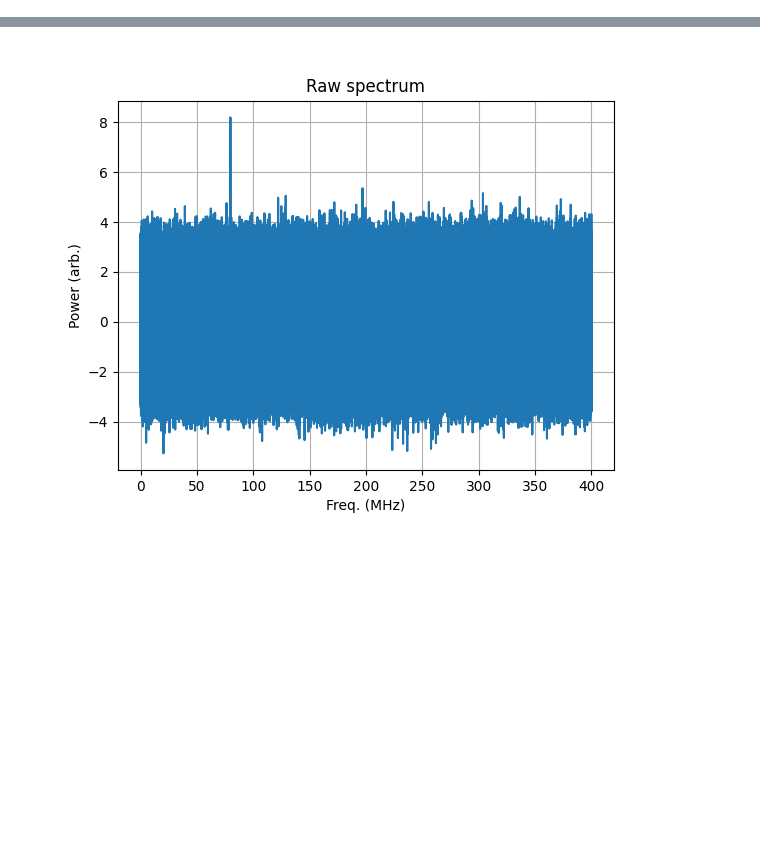
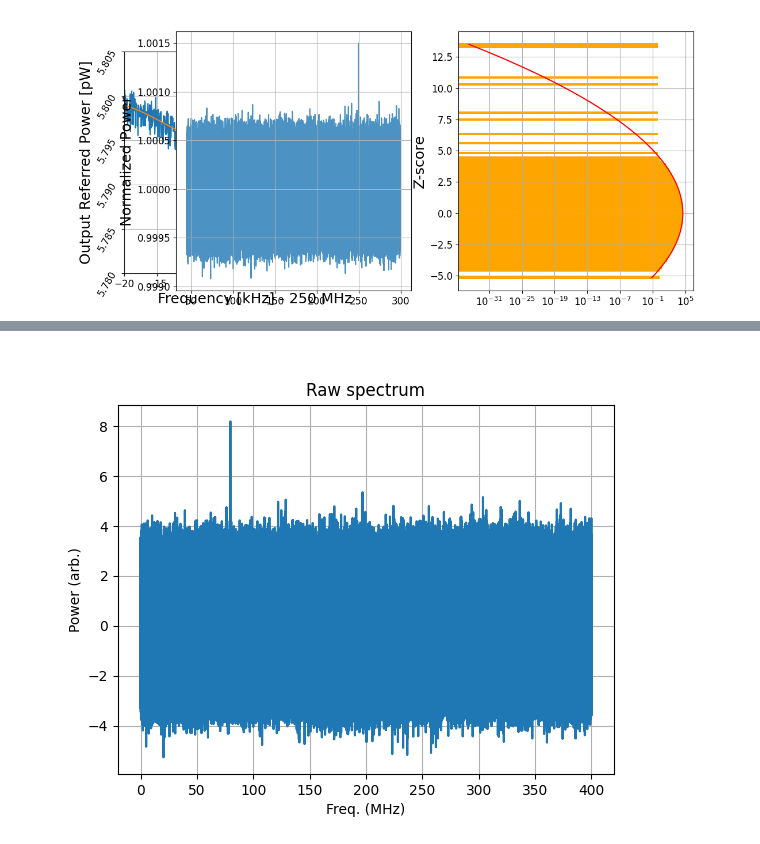
Before and after one commit to josephmlev/darkRadio, a Jupyter notebook: daqAnalysisAndExperiments/run1p4/run1p4_analysis/analysisClass.ipynb, the cells around one changed output, grey strips where cells are left out. Drawn from its saved outputs; the diff is of its cells as text; code cells hidden in the pictures; blank space fills up the shorter version.

```diff
--- a/daqAnalysisAndExperiments/run1p4/run1p4_analysis/analysisClass.ipynb
+++ b/daqAnalysisAndExperiments/run1p4/run1p4_analysis/analysisClass.ipynb
@@ -533,0 +652,8 @@ No artists with labels found to put in legend.  Note that artists whose label st
+# %%
+mean, std_dev = norm.fit(zScoreSpec[idxStart:idxStop])
+print(f'mean: {mean}')
+print(f'std_dev: {std_dev}')
+print(f'oneSigMad {oneSigMad}')
+print(np.mean(zScoreSpec[idxStart:idxStop]))
+print(np.mean(normSpec[idxStart:idxStop]-1))
+#print(np.mean(normSpec[idxStart:idxStop]-1)/np.mean(zScoreSpec[idxStart:idxStop]))
@@ -534,2 +1176,64 @@ No artists with labels found to put in legend.  Note that artists whose label st
+# %%
+plt.close('all')
+# Create the main figure and define the GridSpec
+fig = plt.figure(figsize=(12, 5))  # Adjust the figure size as needed
+gs_main = GridSpec(1, 2, width_ratios=[1, 1], wspace=0.05)
+
+# First plot
+ax1 = fig.add_subplot(gs_main[0])
+ax1.plot(freqs[idxStart:idxStop]*1000-250000, spec[idxStart:idxStop]/1e-12, label=r'$\mathrm{P}_O$')
+ax1.plot(freqs[idxStart:idxStop]*1000-250000, H[idxStart:idxStop]/1e-12, label=r'$\tilde{\mathrm{P}}_O$')
+ax1.set_xlabel('Frequency [kHz] - 250 MHz', fontsize=18)
+ax1.set_ylabel('Output Referred Power [pW]', fontsize=18)
+ax1.tick_params('y',labelrotation=60,labelsize = 12)
+ax1.tick_params('x',labelrotation=0,labelsize = 12)
+ax1.legend(fontsize=14, loc = 'upper right')
+ax1.grid(True)
+ax1.set_ylim(5.78,5.805)
+ax1.set_xlim(-20, 20)
+
+# Second plot
+ax2 = fig.add_subplot(gs_main[1])
+ax2.axis('off')  # Turn off this axis, as we'll be nesting subplots inside this space
+
+# Define the nested GridSpec for the second column
+gs_nested = GridSpec(1, 2, figure=fig, left=0.2, right=.95, top=0.95, bottom=0.05, hspace=0.0)
+#gs_nested = GridSpec(1, 2, figure=fig, width_ratios=[1, 1], wspace=0.05)
+
+# Nested Top
+ax2a = fig.add_subplot(gs_nested[0])
+frequency = freqs[idxStart:idxStop]  # Your frequency data
+power = normSpec[idxStart:idxStop]    # Your power data
+ax2a.plot(frequency, power, label='Power Spectrum', zorder=0, alpha=.8)
+ax2a.set_xlabel('Frequency [MHz]', fontsize=18)
+ax2a.set_ylabel('Normalized Power', fontsize=18, position=(50,1.0001))
+ax2a.grid(True)
+ax2a.tick_params(axis='both', labelsize=12)
+
+# Nested Bottom
+ax2b = fig.add_subplot(gs_nested[1])
+nBins = 100
+hist, bin_edges = np.histogram(zScoreSpec, bins=nBins, density=False)
+bin_centers = (bin_edges[:-1] + bin_edges[1:]) / 2
+bin_width = bin_edges[1] - bin_edges[0]
+mean, std_dev = norm.fit(zScoreSpec)
+
+x = np.linspace(min(bin_centers), max(bin_centers), nBins)
+pdf_fitted = norm.pdf(x, mean, std_dev)
+pdf_fitted *= len(zScoreSpec) * bin_width
+
+ax2b.hist(zScoreSpec, bins=nBins, orientation='horizontal', density=False, alpha=1, color='orange', label='Histogram')
+ax2b.plot(pdf_fitted, x, 'r-', label=f'Fit: $\mu$={mean:.3f}, $\sigma$={std_dev:.3f}')
+ax2b.set_xlabel('Counts', fontsize=18)
+ax2b.set_ylabel('Z-score', fontsize=18)
+ax2b.semilogx()
+ax2b.grid(True)
+ax2b.tick_params(axis='both', labelsize=12)
+
+# Adjust the layout
+plt.tight_layout()
+plt.show()
+# %% [output]
+[figure, added]
 # %%
 
```
Also changed, not shown: parts of 12 cells of this notebook.
